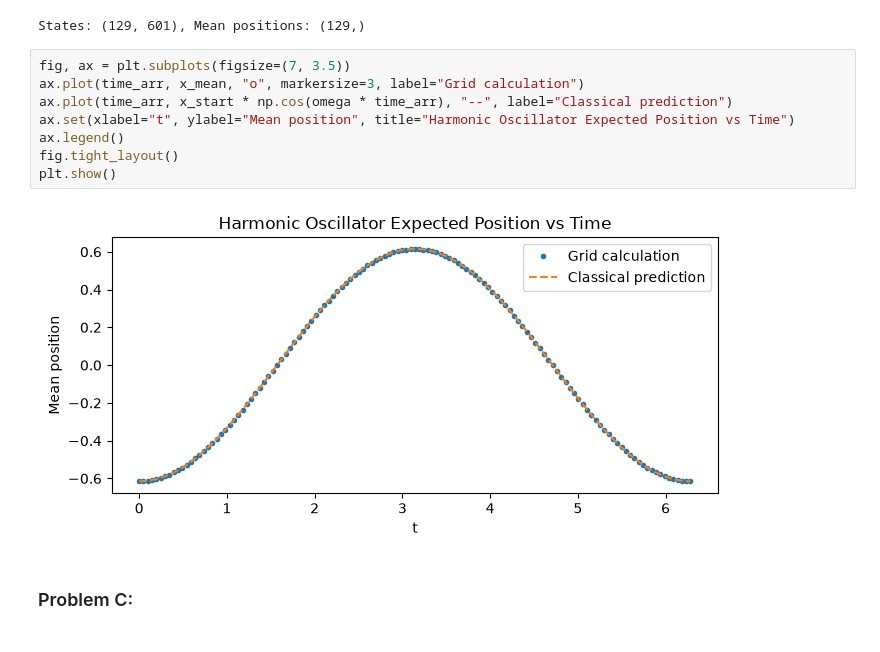
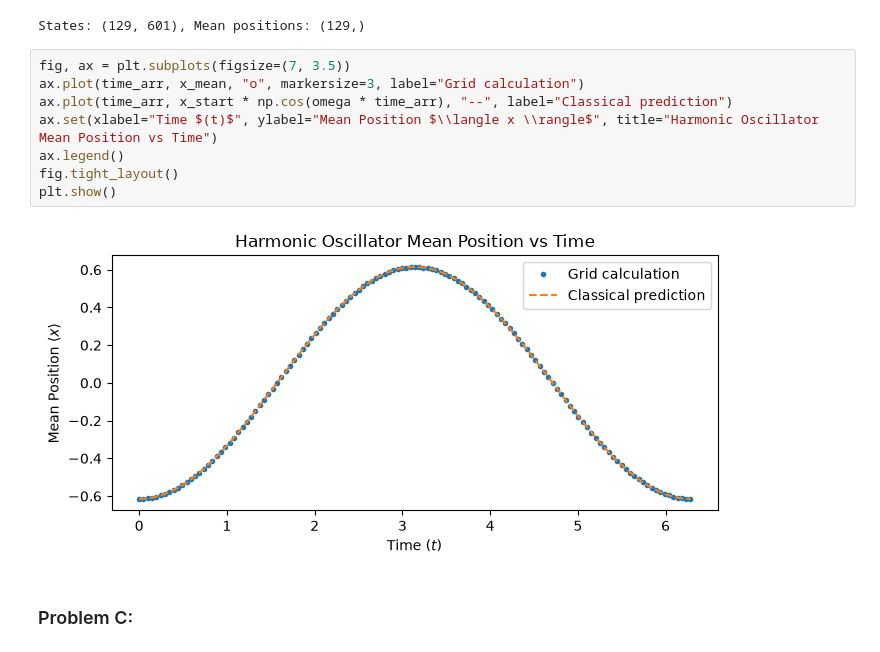
Before and after one commit to amanpalanati/phys142, a Jupyter notebook: assignments/assignment1/assignment1.ipynb, the cells around one changed output. Saved outputs shown, nothing was run; the diff lists cells and outputs as text.

```diff
--- a/assignments/assignment1/assignment1.ipynb
+++ b/assignments/assignment1/assignment1.ipynb
@@ -103,12 +103,12 @@ States: (129, 601), Mean positions: (129,)
 # %%
 fig, ax = plt.subplots(figsize=(7, 3.5))
 ax.plot(time_arr, x_mean, "o", markersize=3, label="Grid calculation")
 ax.plot(time_arr, x_start * np.cos(omega * time_arr), "--", label="Classical prediction")
-ax.set(xlabel="t", ylabel="Mean position", title="Harmonic Oscillator Expected Position vs Time")
+ax.set(xlabel="Time $(t)$", ylabel="Mean Position $\\langle x \\rangle$", title="Harmonic Oscillator Mean Position vs Time")
 ax.legend()
 fig.tight_layout()
 plt.show()
 # %% [output]
-[figure, old version]
+[figure, new version]
 # %% [markdown]
 ### Problem C:
```
Also changed, not shown: 1 other file.
